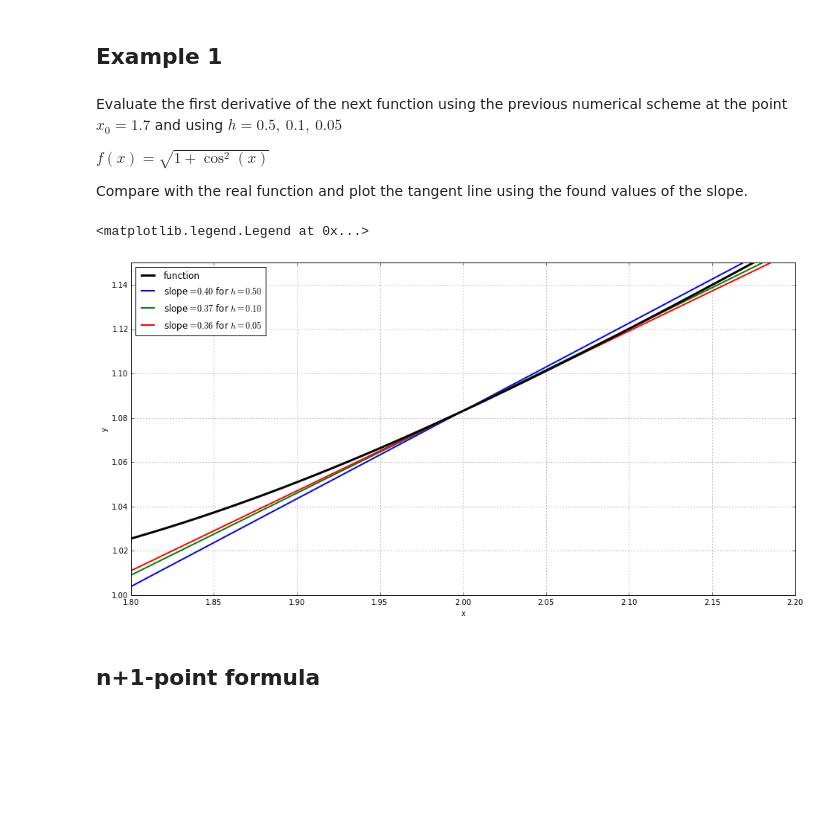
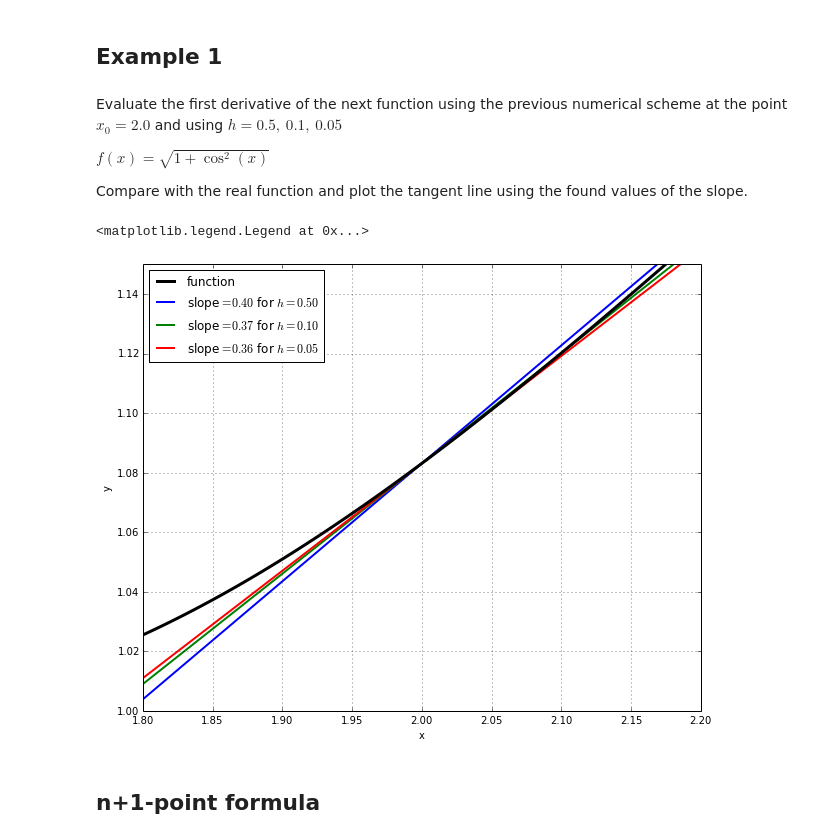
Before and after one commit to sbustamante/ComputationalMethods, a Jupyter notebook: material/numerical-calculus.ipynb, the cells around one changed output. Cells and saved outputs as stored; diff of their text form; code cells hidden in the pictures; blank space fills up the shorter version.

```diff
--- a/material/numerical-calculus.ipynb
+++ b/material/numerical-calculus.ipynb
@@ -46,7 +50,7 @@ where the function must be known at least in $x_0$ and $x_1 = x_0+h$, and $h$ sh
 # %% [markdown]
 ## Example 1
 # %% [markdown]
-Evaluate the first derivative of the next function using the previous numerical scheme at the point $x_0=1.7$ and using $h=0.5,\ 0.1,\  0.05$
+Evaluate the first derivative of the next function using the previous numerical scheme at the point $x_0=2.0$ and using $h=0.5,\ 0.1,\  0.05$
 
 $f(x) = \sqrt{1+\cos^2(x)}$
 
@@ -68,35 +72,35 @@ dfs = []
 for h in hs:
     dfs.append( (function(x0+h)-function(x0))/h )
 
 #Plotting
-plt.figure( figsize=(16,8) )
+plt.figure( figsize=(10,8) )
 #X array
 X = np.linspace( xmin, xmax, 100 )
 Y = function(X)
 plt.plot( X, Y, color="black", label="function", linewidth=3, zorder=10 )
 #Slopes
 Xslp = [1,x0,3]
 Yslp = [0,0,0]
 for df, h in zip(dfs, hs):
     #First point
     Yslp[0] = function(x0)+df*(Xslp[0]-Xslp[1])
     #Second point
     Yslp[1] = function(x0)
     #Third point
     Yslp[2] = function(x0)+df*(Xslp[2]-Xslp[1])
     #Plotting this slope
     plt.plot( Xslp, Yslp, linewidth = 2, label="slope$=%1.2f$ for $h=%1.2f$"%(df,h) )
 
 #Format
 plt.grid()
 plt.xlabel("x")
 plt.ylabel("y")
 plt.xlim( xmin, xmax )
 plt.ylim( 1, 1.15 )
 plt.legend( loc = "upper left" )
 # %% [output]
 <matplotlib.legend.Legend at 0x...>
-[figure, old version]
+[figure, new version]
 # %% [markdown]
 ## n+1-point formula
 # %% [markdown]
```
Also changed, not shown: parts of 15 cells of this notebook.
